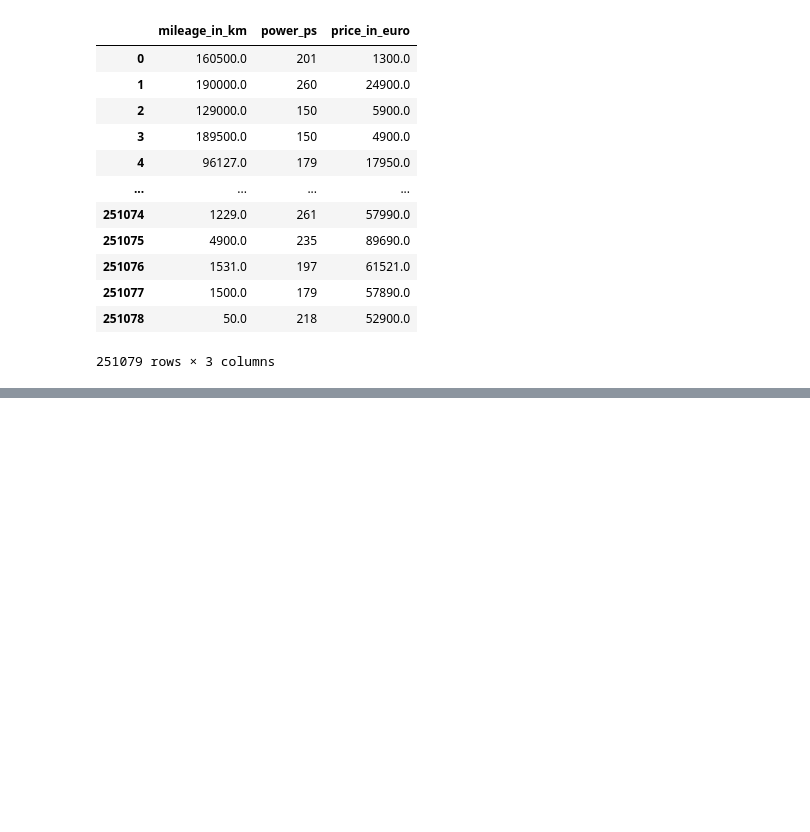
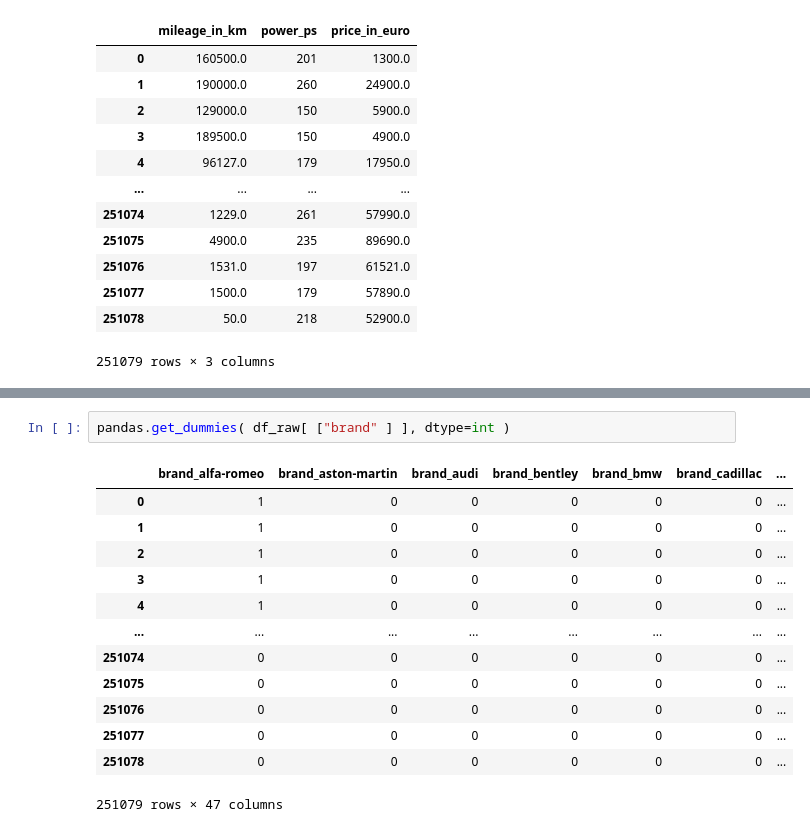
Before and after one commit to juebrauer/examples, a Jupyter notebook: 067_ws26_anwendungen_der_ki/03_ml_auf_realen_daten.ipynb, the cells around one changed output, grey strips where cells are left out. Drawn from its saved outputs; the diff is of its cells as text; blank space fills up the shorter version.

```diff
--- a/067_ws26_anwendungen_der_ki/03_ml_auf_realen_daten.ipynb
+++ b/067_ws26_anwendungen_der_ki/03_ml_auf_realen_daten.ipynb
@@ -288,0 +738,16 @@ df_clean
+# %%
+pandas.get_dummies( df_raw[ ["brand" ] ], dtype=int )
+# %% [output]
+|  | brand_alfa-romeo | brand_aston-martin | brand_audi | brand_bentley | brand_bmw | brand_cadillac | ... |
+| 0 | 1 | 0 | 0 | 0 | 0 | 0 | ... |
+| 1 | 1 | 0 | 0 | 0 | 0 | 0 | ... |
+| 2 | 1 | 0 | 0 | 0 | 0 | 0 | ... |
+| 3 | 1 | 0 | 0 | 0 | 0 | 0 | ... |
+| 4 | 1 | 0 | 0 | 0 | 0 | 0 | ... |
+| ... | ... | ... | ... | ... | ... | ... | ... |
+| 251074 | 0 | 0 | 0 | 0 | 0 | 0 | ... |
+| 251075 | 0 | 0 | 0 | 0 | 0 | 0 | ... |
+| 251076 | 0 | 0 | 0 | 0 | 0 | 0 | ... |
+| 251077 | 0 | 0 | 0 | 0 | 0 | 0 | ... |
+| 251078 | 0 | 0 | 0 | 0 | 0 | 0 | ... |
+251079 rows × 47 columns
```
Also changed, not shown: parts of 52 cells of this notebook.
